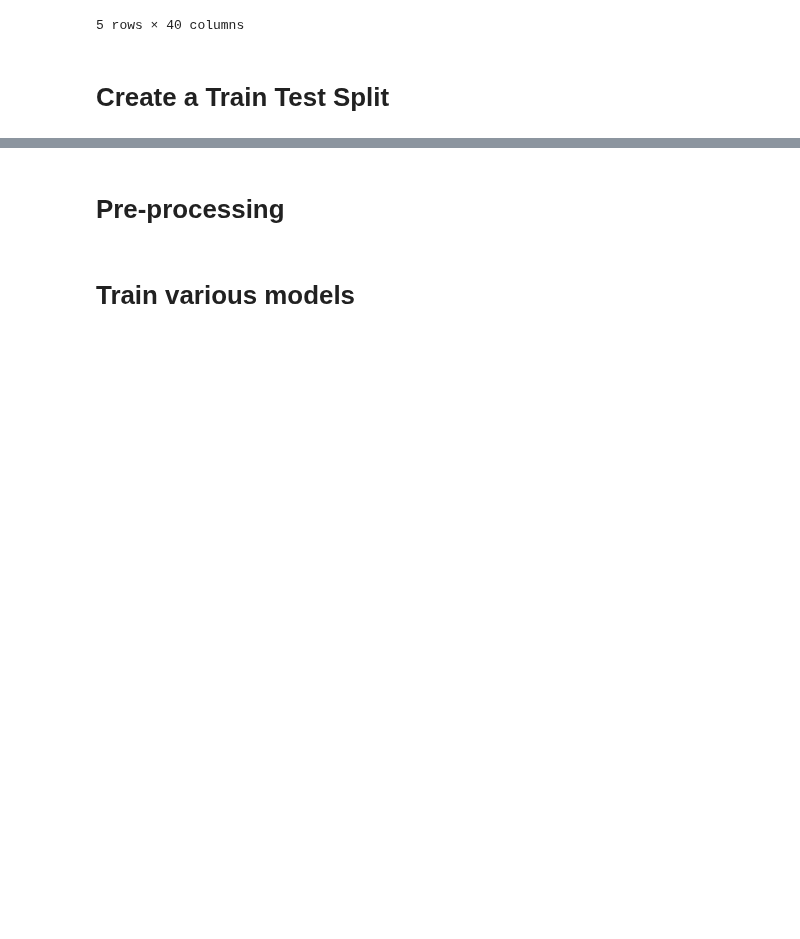
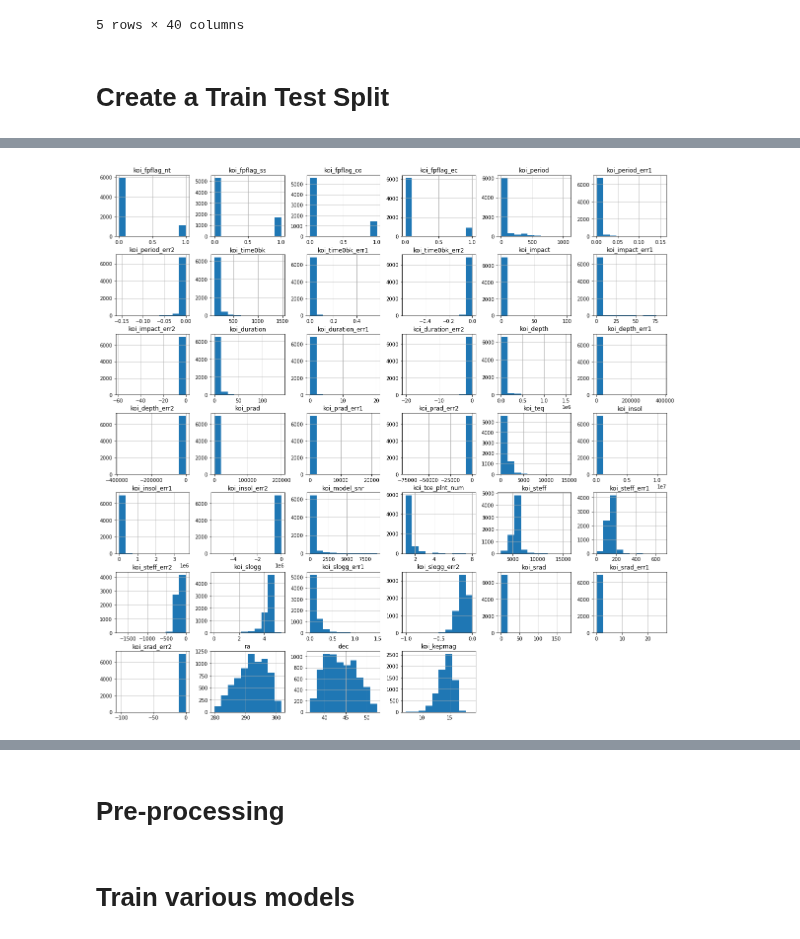
Before and after one commit to atemkuh/machine-learning-challenge, a Jupyter notebook: starter_code/ml_starter.ipynb, the cells around one changed output, grey strips where cells are left out. Saved outputs shown, nothing was run; the diff lists cells and outputs as text; code cells hidden in the pictures; blank space fills up the shorter version.

Commit message:
create histogram and seaborn heatmap for visualization of data

```diff
--- a/starter_code/ml_starter.ipynb
+++ b/starter_code/ml_starter.ipynb
@@ -150,0 +158,6 @@ X_train.head(10)
+# %%
+# plot histograms of each parameter
+df.hist(figsize = (20,20))
+plt.show()
+# %% [output]
+[figure, added]
```
Also changed, not shown: parts of 14 cells of this notebook, 3 other files.
